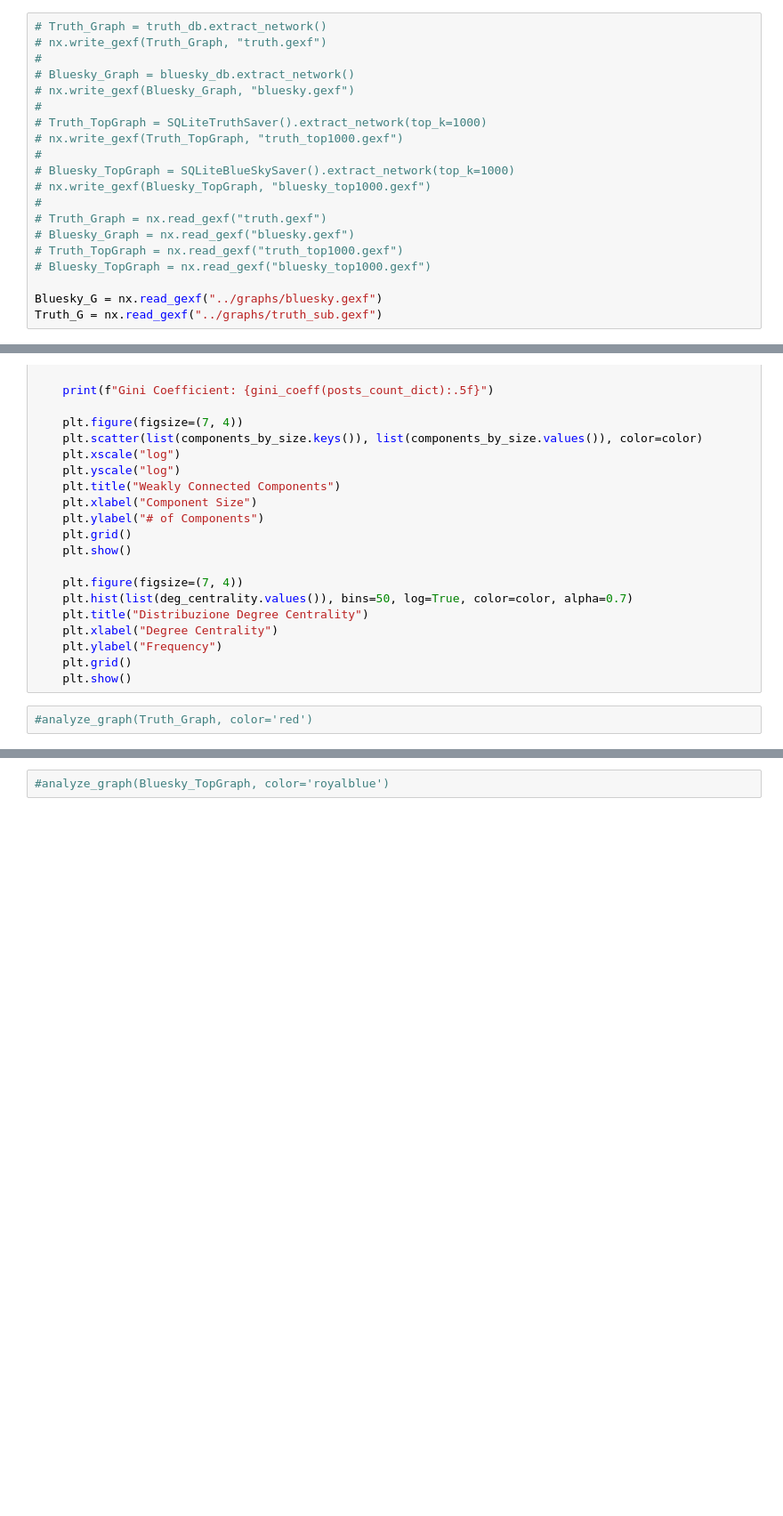
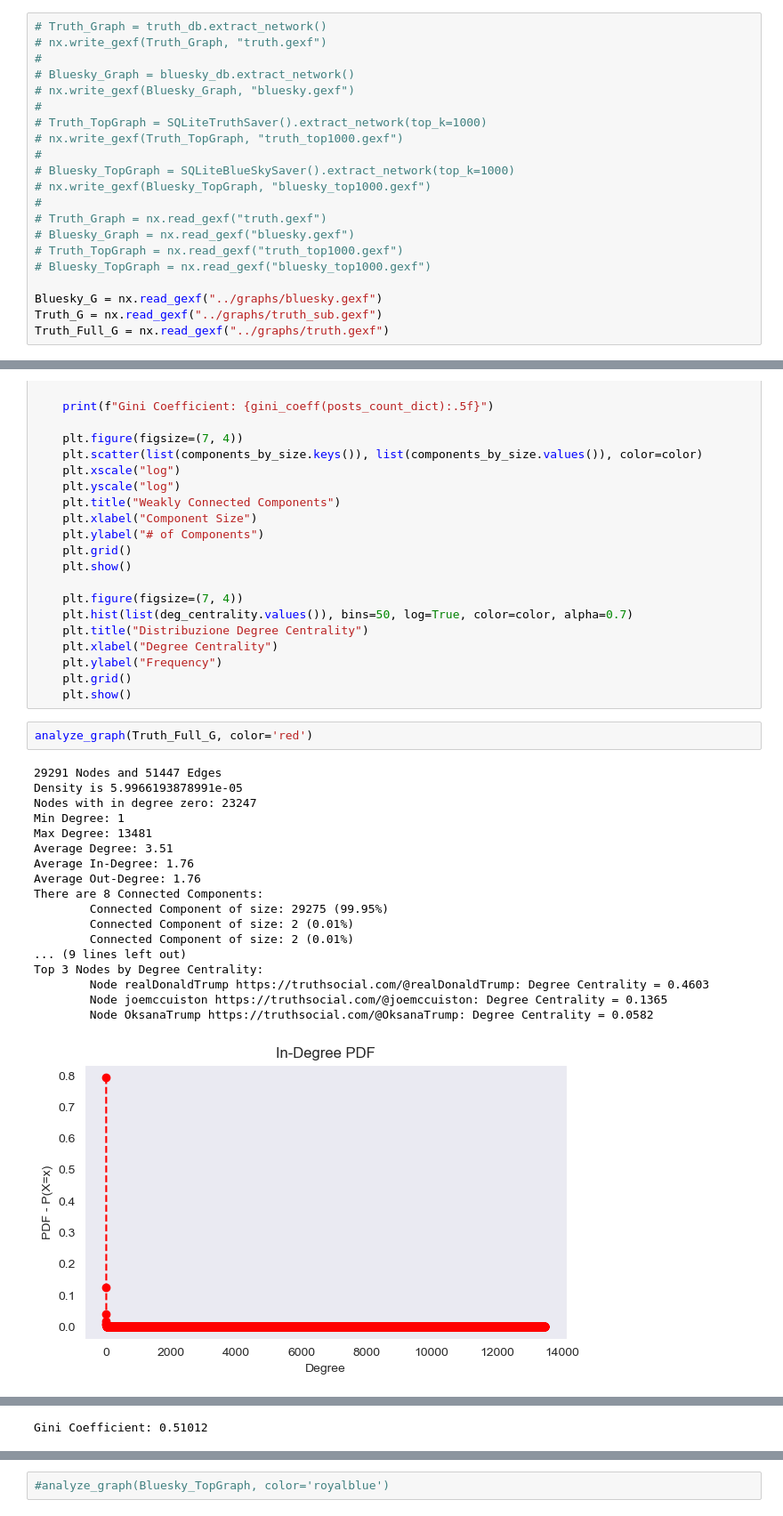
Before and after one commit to Filippo-Corti/SocialMediaMining, a Jupyter notebook: Project/notebooks/4.TruthvsBluesky.ipynb, the cells around one changed output, grey strips where cells are left out. Shown at 89% size. Drawn from its saved outputs; the diff is of its cells as text; blank space fills up the shorter version.

```diff
--- a/Project/notebooks/4.TruthvsBluesky.ipynb
+++ b/Project/notebooks/4.TruthvsBluesky.ipynb
@@ -41,6 +41,7 @@ bluesky_db = b_db.SQLiteBlueSkySaver(db_name='../db/bluesky.db')
 
 Bluesky_G = nx.read_gexf("../graphs/bluesky.gexf")
 Truth_G = nx.read_gexf("../graphs/truth_sub.gexf")
+Truth_Full_G = nx.read_gexf("../graphs/truth.gexf")
 # %% [markdown]
 ## 1. Basic Measures
 
@@ -174,4 +175,23 @@ def analyze_graph(G, color):
     plt.grid()
     plt.show()
 # %%
-#analyze_graph(Truth_Graph, color='red')
+analyze_graph(Truth_Full_G, color='red')
+# %% [output]
+29291 Nodes and 51447 Edges
+Density is 5.9966193878991e-05
+Nodes with in degree zero: 23247
+Min Degree: 1
+Max Degree: 13481
+Average Degree: 3.51
+Average In-Degree: 1.76
+Average Out-Degree: 1.76
+There are 8 Connected Components:
+        Connected Component of size: 29275 (99.95%)
+        Connected Component of size: 2 (0.01%)
+        Connected Component of size: 2 (0.01%)
+... (9 lines left out)
+Top 3 Nodes by Degree Centrality:
+        Node realDonaldTrump https://truthsocial.com/@realDonaldTrump: Degree Centrality = 0.4603
+        Node joemccuiston https://truthsocial.com/@joemccuiston: Degree Centrality = 0.1365
+        Node OksanaTrump https://truthsocial.com/@OksanaTrump: Degree Centrality = 0.0582
+[figure, added]
@@ -177,0 +200 @@ def analyze_graph(G, color):
+Gini Coefficient: 0.51012
```
Also changed, not shown: parts of 4 cells of this notebook, 4 other files.
